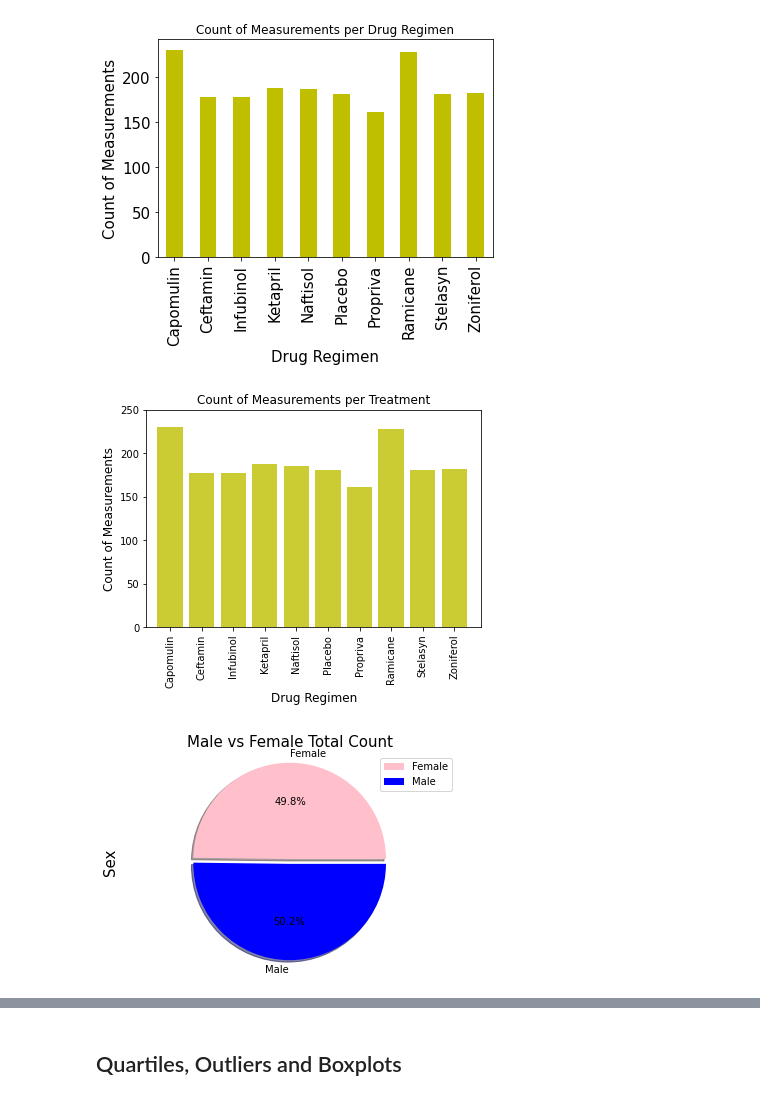
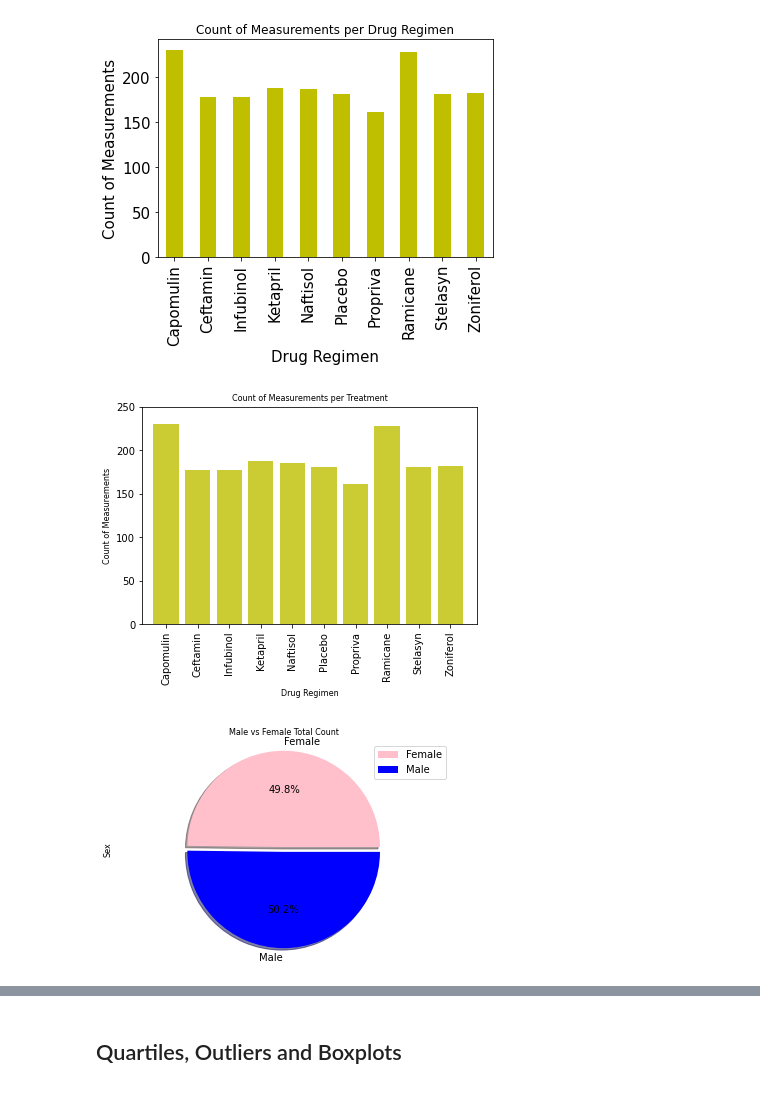
Before and after one commit to cperrault14/Matplotlib--Challenge, a Jupyter notebook: Pymaceuticals/pymaceuticals_starter.ipynb, the cells around one changed output, grey strips where cells are left out. Drawn from its saved outputs; the diff is of its cells as text; code cells hidden in the pictures.

```diff
--- a/Pymaceuticals/pymaceuticals_starter.ipynb
+++ b/Pymaceuticals/pymaceuticals_starter.ipynb
@@ -185,30 +185,30 @@ plt.show()
 # %%
 # Generate a bar plot showing the total number of measurements taken on each drug regimen using pyplot.
 # Create a range for my Y-axis which is counts of meeasurements
 measurements = (mouse_data_results_df.groupby(["Drug Regimen"])["Weight (g)"].count()).tolist()
 measurements
 
 # Plotting
 x_axis = np.arange(len(measurements_total ))
 
 # Bar plot with the length of the measurement series created
 plt.bar(x_axis, measurements, color='y', alpha=0.8, align='center')
 # Create ticks by looping through the lenght of the measurement counts.
 tick_locations = [value for value in x_axis]
 # Match tick values to name of drug regimen
 plt.xticks(tick_locations, ['Capomulin', 'Ceftamin', 'Infubinol', 'Ketapril', 'Naftisol', 'Placebo', 'Propriva', 'Ramicane', 'Stelasyn', 'Zoniferol'],  rotation='vertical')
 
 # Set my limits for X and Y axis
 plt.xlim(-0.75, 9.85)
 plt.ylim(0, 250)
 
 # Plot beautification
-plt.title("Count of Measurements per Treatment",fontsize = 12)
-plt.xlabel("Drug Regimen",fontsize = 12)
-plt.ylabel("Count of Measurements",fontsize = 12)
+plt.title("Count of Measurements per Treatment",fontsize = 8)
+plt.xlabel("Drug Regimen",fontsize = 8)
+plt.ylabel("Count of Measurements",fontsize = 8)
 plt.show()
 # %% [output]
-[figure, old version]
+[figure, new version]
 # %%
 # Generate a pie plot showing the distribution of female versus male mice using pandas (need to get % per sex)
 # Need to group dataset by Mouse ID and gender and drop this data in a dataframe and count the number of element in it by using .size
@@ -237,14 +237,14 @@ explode = (0.05, 0)
 plot = count_gender.plot.pie(y='Total Count', colors=colors, explode=explode, shadow = True, autopct="%1.1f%%")
 
 # Plot Beautification
-plt.title('Male vs Female Total Count',fontsize = 15)
-plt.ylabel('Sex',fontsize = 15)
+plt.title('Male vs Female Total Count',fontsize = 8)
+plt.ylabel('Sex',fontsize = 8)
 #Make my axis equal to each other
 plt.axis('equal')
 # Print Test
 plt.show()
 # %% [output]
-[figure, old version]
+[figure, new version]
 # %%
 # Generate a pie plot showing the distribution of female versus male mice using pyplot (more work *sigh*)
 
```
Also changed, not shown: parts of 5 cells of this notebook.
